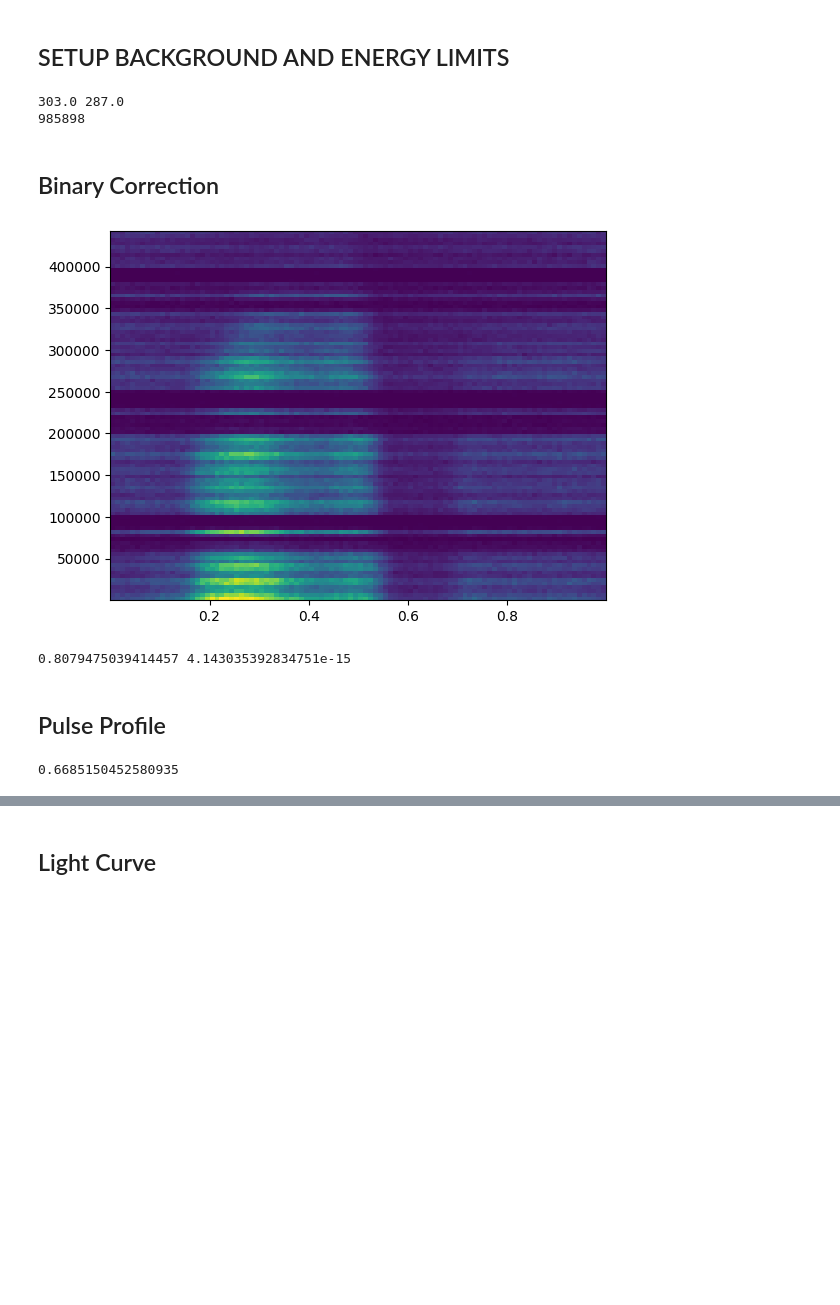
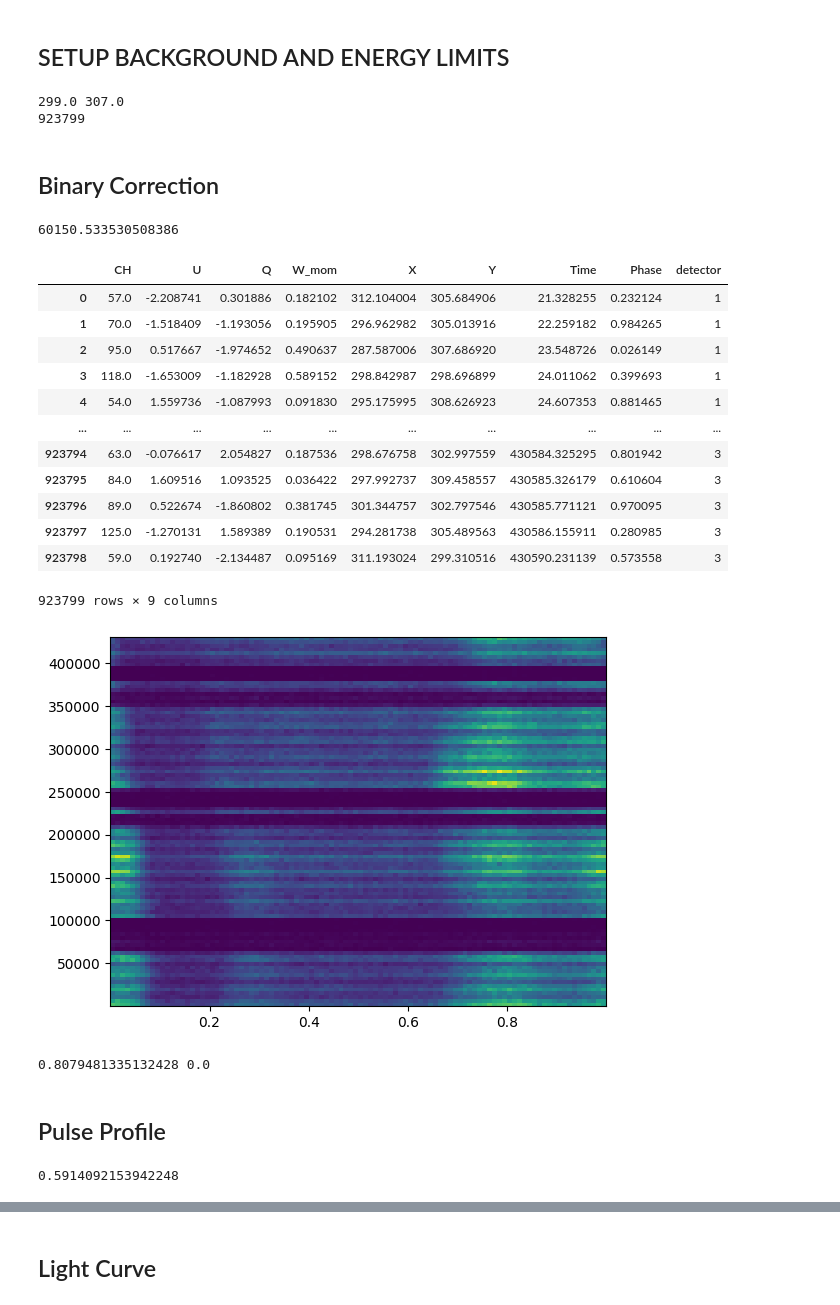
Before and after one commit to jacob-casey/NeutronStar, a Jupyter notebook: NewMasterCode.ipynb, the cells around one changed output, grey strips where cells are left out. Cells and saved outputs as stored; diff of their text form; code cells hidden in the pictures; blank space fills up the shorter version.

```diff
--- a/NewMasterCode.ipynb
+++ b/NewMasterCode.ipynb
@@ -63,7 +63,7 @@ OMEGA = orbdata['PERIAPSE']
 
 # set orbital params
 SOURCENAME = 'herx1'
-OBSID = '02004001'
+OBSID = '02004101'
 SOURCERAD = 20
 # %% [markdown]
 ## IMPORT MODULATION FACTORS
@@ -152,8 +152,8 @@ print(len(events))
 detback = detector[Background]
 detector = detector[Bounds]
 # %% [output]
-303.0 287.0
-985898
+299.0 307.0
+923799
 # %% [markdown]
 ## Binary Correction
 # %%
@@ -177,6 +177,7 @@ if BinaryCorrection:
     NUORBDOT=-1/PORB/PORB*PORBDOT
     met0=events['TIME'].min()##evtlist['TIME'].min()
     MJDSTART=MJDREFF+MJDREFI+met0/day
+    print(MJDSTART)
     NU=np.interp(MJDSTART,spindata['BARYTIME'],spindata['FREQUENCY'])
     NUDOT=np.interp(MJDSTART,spindata['BARYTIME'],spindata['FDOT'])
     TREFNU=MJDSTART
@@ -196,50 +197,68 @@ if BinaryCorrection:
         NUDDOT=nudd[2]/day/day
     elif (NUDOT==0) & (MJDSTART > spindata['BARYTIME'].max()):
         NU = spindata['FREQUENCY'][-1]
         #NUDOT = spindata['FDOT'][-1]
         NUDDOT = 0
     else:
         NUDDOT=0
 
 else:
     day=3600*24
     PEPOCH=60022.5116087025740000
     met0=Time.min()
     MJDSTART=MJDREFF+MJDREFI+met0/day
     deltat=events['TIME']-events['TIME'].min()
     NU=spindata['FREQUENCY'].mean()#0.807911292#0.14328211701342042 # guess for PSR frequency
     NU-=0.91e-3
 
 #Adjust NU + (x) until the 2dhist looks aligned
 
-adjustment = 0#1e-6#5e-5#1e-6#1e-7
+adjustment = 1e-6#0#5e-5#1e-6#1e-7
 phase=np.mod(deltat*((NU+adjustment)+0.5*deltat*(NUDOT*deltat*NUDDOT*0.3333333)),1)
 
 
-df = np.array([events['PI'],events['U'],events['Q'],events['W_MOM']]).T
+df = np.array([events['PI'],events['U'],events['Q'],events['W_MOM'],events['X'],events['Y']]).T
 #df = df.byteswap().newbyteorder()
 
-df = pd.DataFrame(df,columns=['CH','U','Q','W_mom'])
+df = pd.DataFrame(df,columns=['CH','U','Q','W_mom','X','Y'])
 df['Time'] = deltat
 df['Phase'] = phase
 df['detector'] = detector
 
 bindata=plt.hist2d(df['Phase'],df['Time'],bins=100)
+plt.savefig(f'/home/jacob/Desktop/HerX-1/{OBSID}/plots/PeriodCorrection.pdf')
+
+display(df)
+df.to_csv(f'/home/jacob/Desktop/{OBSID}dataframe.csv',sep=',',header=True,mode='w')
 # %% [output]
+60150.533530508386
+|  | CH | U | Q | W_mom | X | Y | Time | Phase | detector |
+| 0 | 57.0 | -2.208741 | 0.301886 | 0.182102 | 312.104004 | 305.684906 | 21.328255 | 0.232124 | 1 |
+| 1 | 70.0 | -1.518409 | -1.193056 | 0.195905 | 296.962982 | 305.013916 | 22.259182 | 0.984265 | 1 |
+| 2 | 95.0 | 0.517667 | -1.974652 | 0.490637 | 287.587006 | 307.686920 | 23.548726 | 0.026149 | 1 |
+| 3 | 118.0 | -1.653009 | -1.182928 | 0.589152 | 298.842987 | 298.696899 | 24.011062 | 0.399693 | 1 |
+| 4 | 54.0 | 1.559736 | -1.087993 | 0.091830 | 295.175995 | 308.626923 | 24.607353 | 0.881465 | 1 |
+| ... | ... | ... | ... | ... | ... | ... | ... | ... | ... |
+| 923794 | 63.0 | -0.076617 | 2.054827 | 0.187536 | 298.676758 | 302.997559 | 430584.325295 | 0.801942 | 3 |
+| 923795 | 84.0 | 1.609516 | 1.093525 | 0.036422 | 297.992737 | 309.458557 | 430585.326179 | 0.610604 | 3 |
+| 923796 | 89.0 | 0.522674 | -1.860802 | 0.381745 | 301.344757 | 302.797546 | 430585.771121 | 0.970095 | 3 |
+| 923797 | 125.0 | -1.270131 | 1.589389 | 0.190531 | 294.281738 | 305.489563 | 430586.155911 | 0.280985 | 3 |
+| 923798 | 59.0 | 0.192740 | -2.134487 | 0.095169 | 311.193024 | 299.310516 | 430590.231139 | 0.573558 | 3 |
+923799 rows × 9 columns
-[figure, old version]
+[figure, new version]
 # %%
 NU += adjustment #1e-6
 # %%
 print(NU,NUDOT)
 # %% [output]
-0.8079475039414457 4.143035392834751e-15
+0.8079481335132428 0.0
 # %% [markdown]
 ## Pulse Profile
 # %%
 PulseP = np.histogram(phase,bins=100)
 print((PulseP[0].max()-PulseP[0].min())/(PulseP[0].max()+PulseP[0].min()))
 # %% [output]
-0.6685150452580935
+0.5914092153942248
 # %%
 Counts = PulseP[0]
 P = []
```
Also changed, not shown: parts of 17 cells of this notebook.
